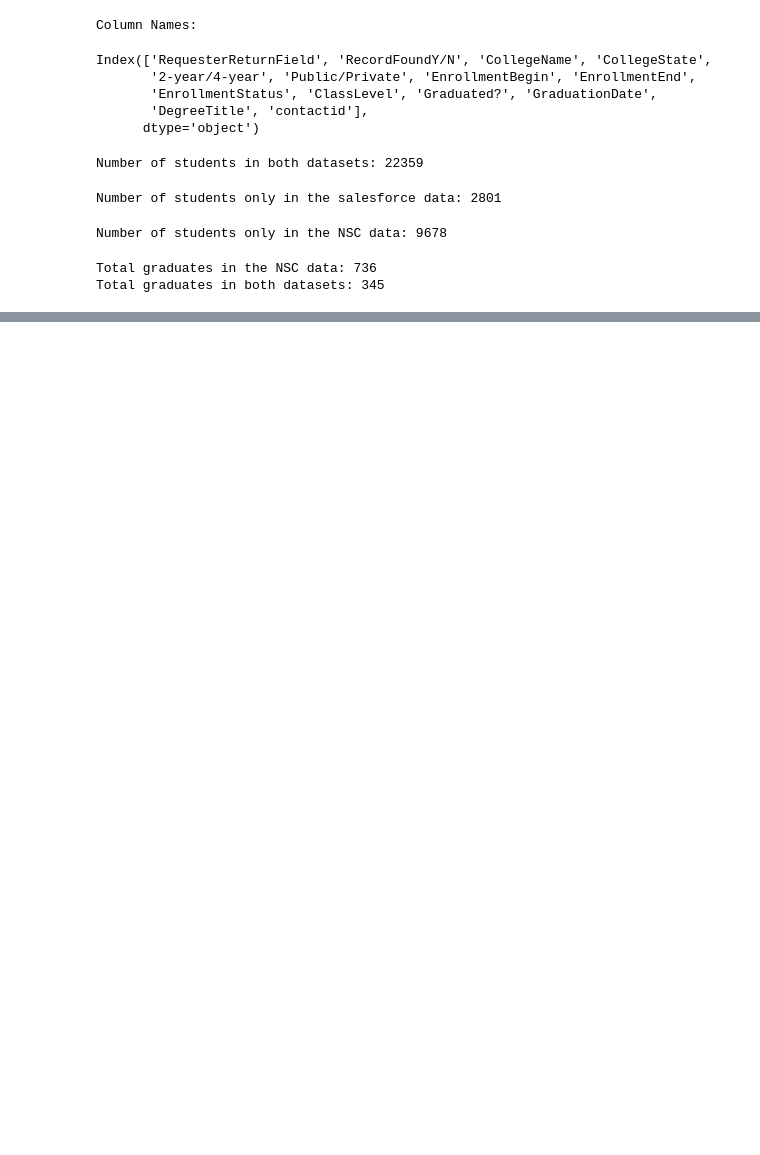
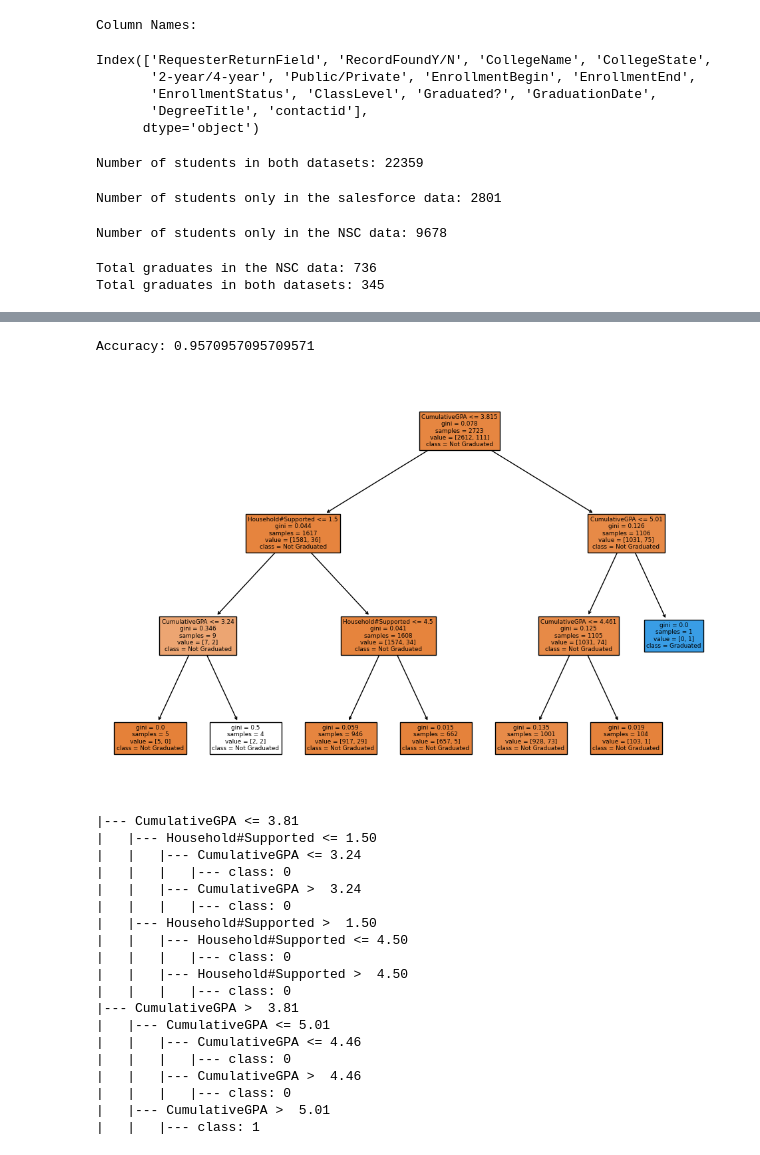
Before and after one commit to MuayThaiLegz/PracticeCrazy, a Jupyter notebook: InterviewNotebook.ipynb, the cells around one changed output, grey strips where cells are left out. Saved outputs shown, nothing was run; the diff lists cells and outputs as text; code cells hidden in the pictures; blank space fills up the shorter version.

```diff
--- a/InterviewNotebook.ipynb
+++ b/InterviewNotebook.ipynb
@@ -386,0 +473,38 @@ To get a better understanding of graduation success, we should consider other fa
+# %%
+from sklearn.tree import plot_tree, export_text
+
+
+treemodel = DecisionTreeClassifier(max_depth=3)
+treemodel.fit(X_train, y_train)
+
+y_pred = treemodel.predict(X_test)
+
+accuracy = accuracy_score(y_test, y_pred)
+print(f"Accuracy: {accuracy}")
+plt.figure(figsize=(12, 8))
+plot_tree(treemodel, feature_names=['HouseholdAnnualIncome','CumulativeGPA','Household#Supported'], class_names=['Not Graduated', 'Graduated'], filled=True)
+plt.show()
+tree_text = export_text(treemodel, feature_names=['HouseholdAnnualIncome','CumulativeGPA','Household#Supported'])
+print(tree_text)
+# %% [output]
+Accuracy: 0.9570957095709571
+[figure, added]
+|--- CumulativeGPA <= 3.81
+|   |--- Household#Supported <= 1.50
+|   |   |--- CumulativeGPA <= 3.24
+|   |   |   |--- class: 0
+|   |   |--- CumulativeGPA >  3.24
+|   |   |   |--- class: 0
+|   |--- Household#Supported >  1.50
+|   |   |--- Household#Supported <= 4.50
+|   |   |   |--- class: 0
+|   |   |--- Household#Supported >  4.50
+|   |   |   |--- class: 0
+|--- CumulativeGPA >  3.81
+|   |--- CumulativeGPA <= 5.01
+|   |   |--- CumulativeGPA <= 4.46
+|   |   |   |--- class: 0
+|   |   |--- CumulativeGPA >  4.46
+|   |   |   |--- class: 0
+|   |--- CumulativeGPA >  5.01
+|   |   |--- class: 1
```
Also changed, not shown: parts of 40 cells of this notebook.
